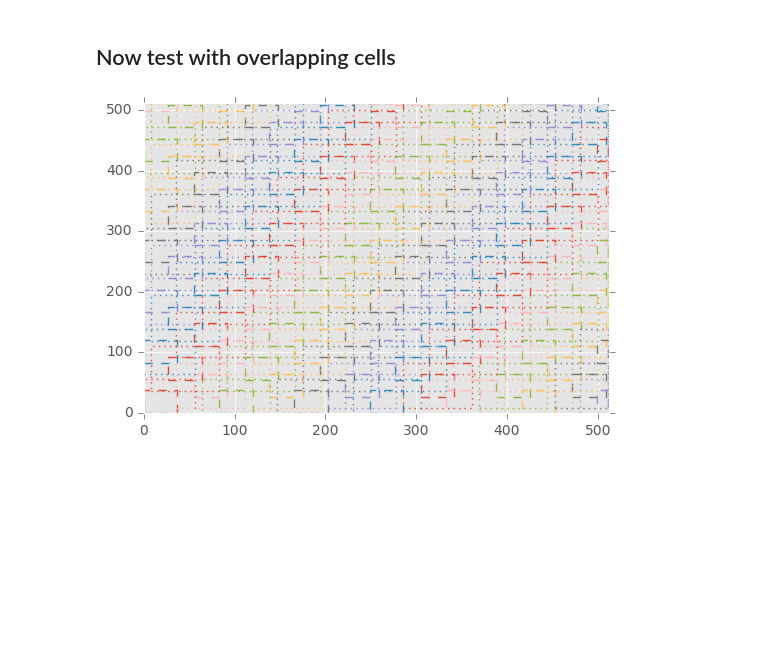
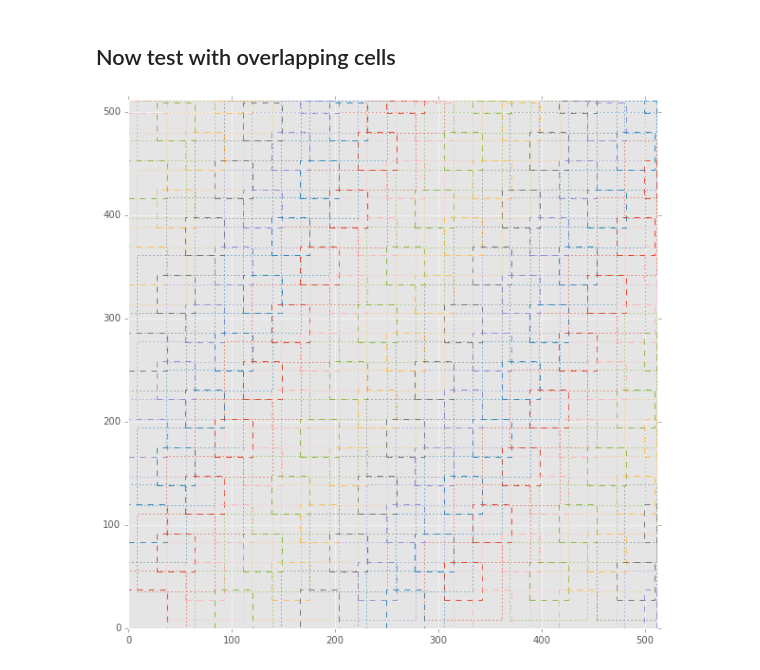
Before and after one commit to lsst/ip_diffim, a Jupyter notebook: Untitled2.ipynb, the cells around one changed output. Drawn from its saved outputs; the diff is of its cells as text; code cells hidden in the pictures; blank space fills up the shorter version.

```diff
--- a/Untitled2.ipynb
+++ b/Untitled2.ipynb
@@ -40,9 +43,10 @@ config = ipDiffim.ImageGridderConfig()
 config.gridStepX = config.gridStepY = 8
 # %%
 task = ipDiffim.ImageGridderTask(config=config)
+plt.figure(figsize=(10,10))
 task._plotBoxes(exposure);
 # %% [output]
-[figure, old version]
+[figure, new version]
 # %%
 newExp = task.run(exposure)  # this just adds 100 to the exposure
 # %%
```
Also changed, not shown: parts of 4 cells of this notebook, 2 other files.
